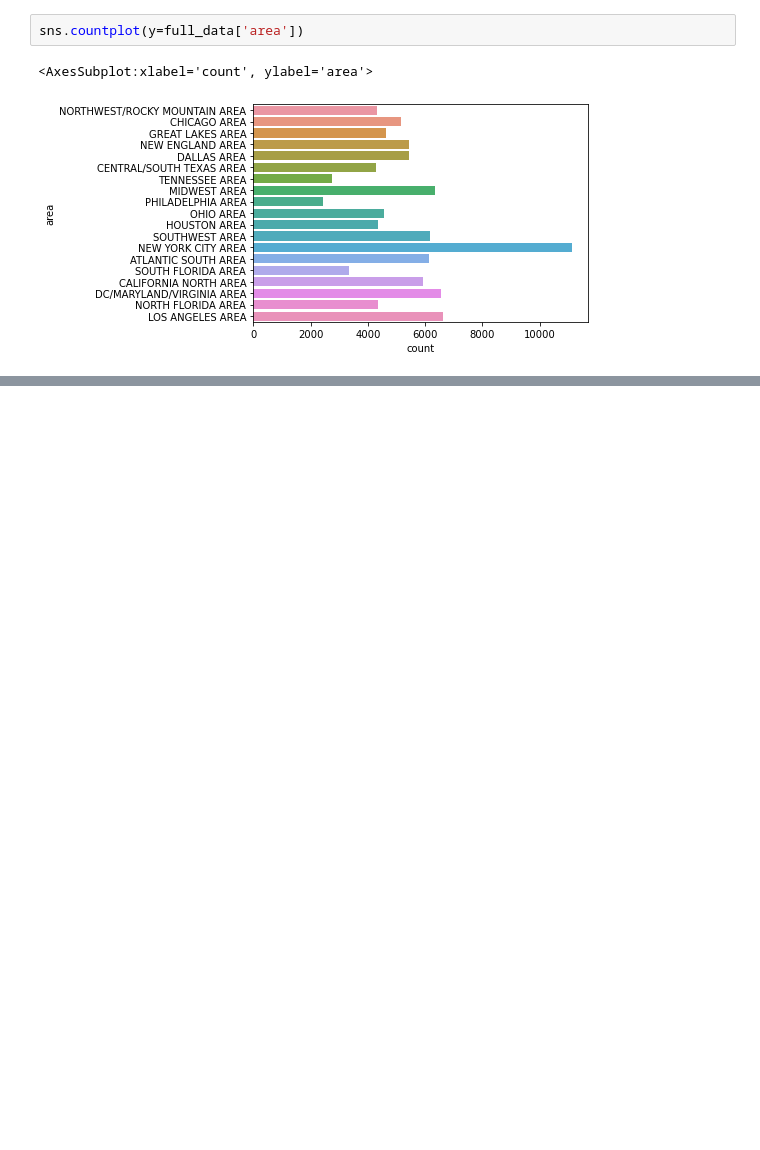
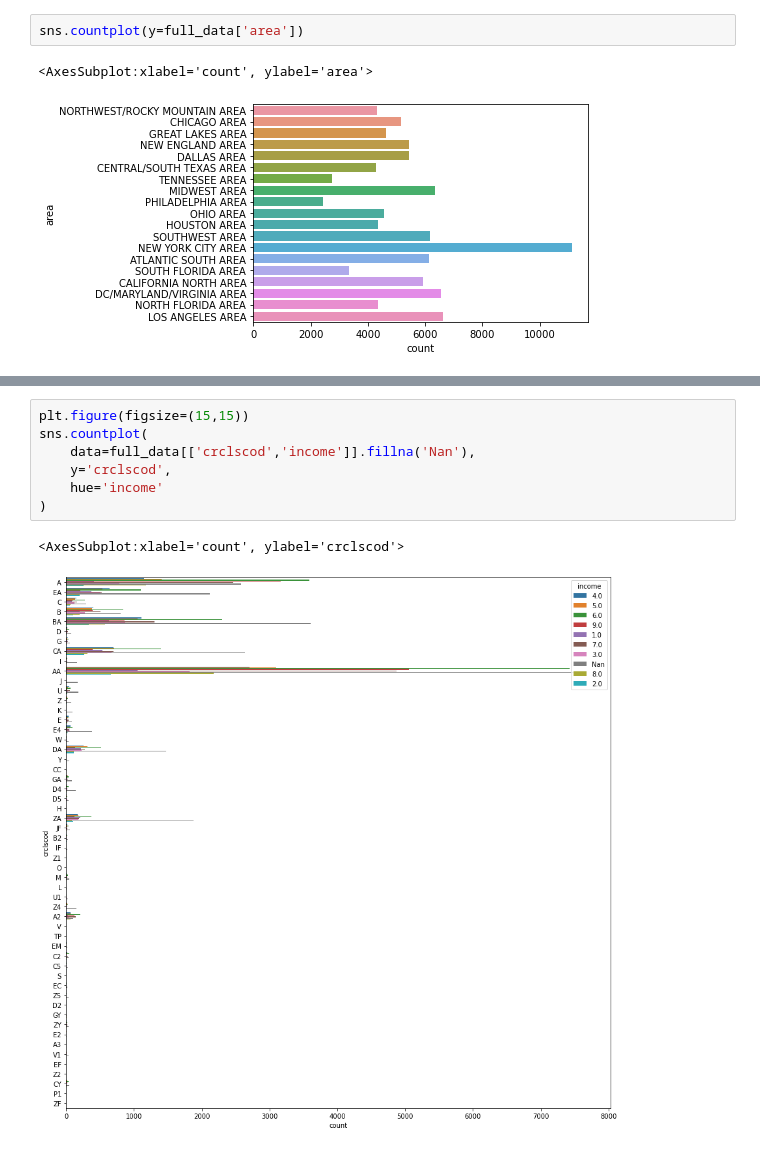
Before and after one commit to Jeff-ChenFan-Wang/TelecomChurnAnalysis, a Jupyter notebook: EDA.ipynb, the cells around one changed output, grey strips where cells are left out. Cells and saved outputs as stored; diff of their text form; blank space fills up the shorter version.

```diff
--- a/EDA.ipynb
+++ b/EDA.ipynb
@@ -115,0 +119,10 @@ sns.countplot(y=full_data['crclscod'].fillna('Nan'))
+# %%
+plt.figure(figsize=(15,15))
+sns.countplot(
+    data=full_data[['crclscod','income']].fillna('Nan'),
+    y='crclscod',
+    hue='income'
+)
+# %% [output]
+<AxesSubplot:xlabel='count', ylabel='crclscod'>
+[figure, added]
```
Also changed, not shown: parts of 6 cells of this notebook.
